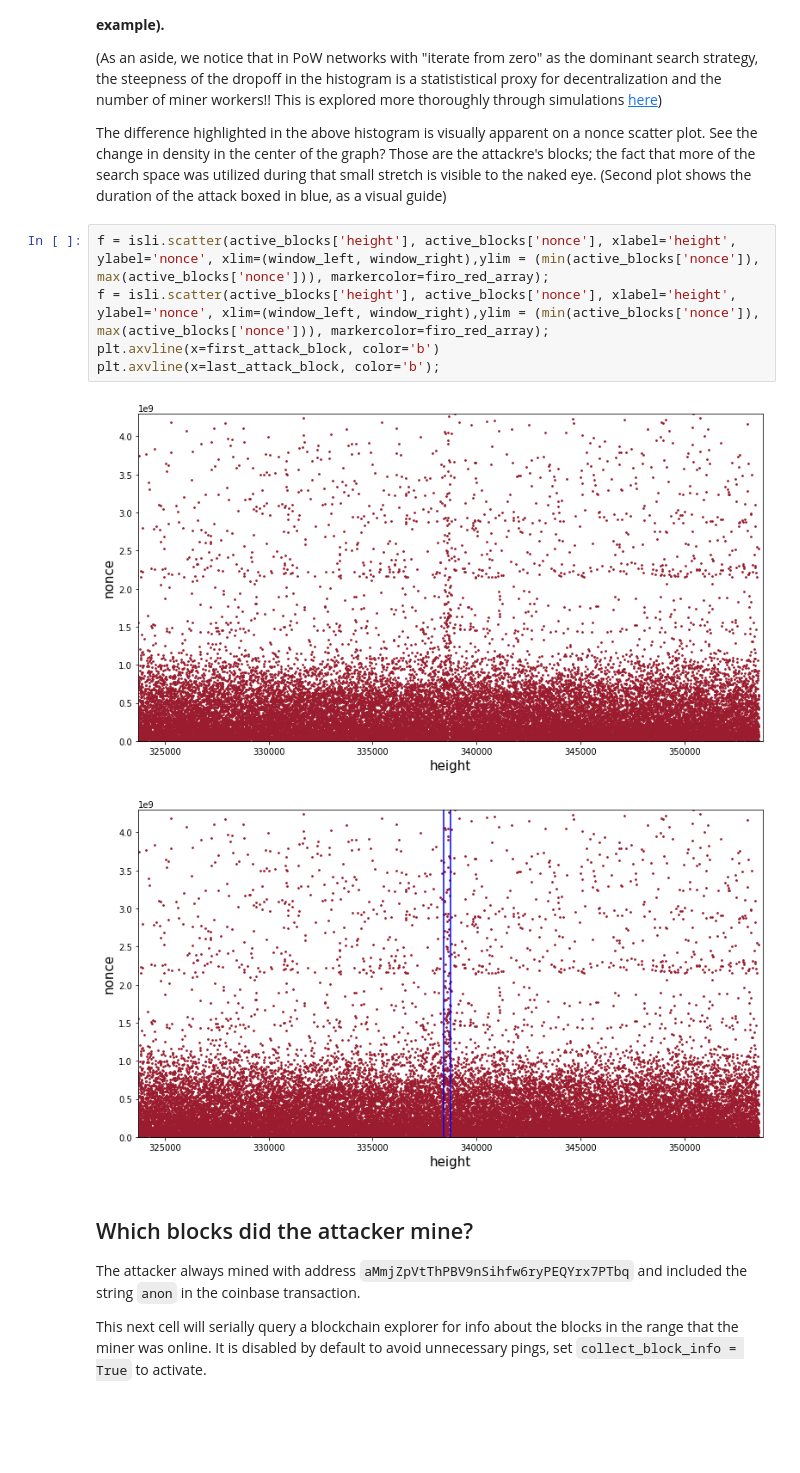
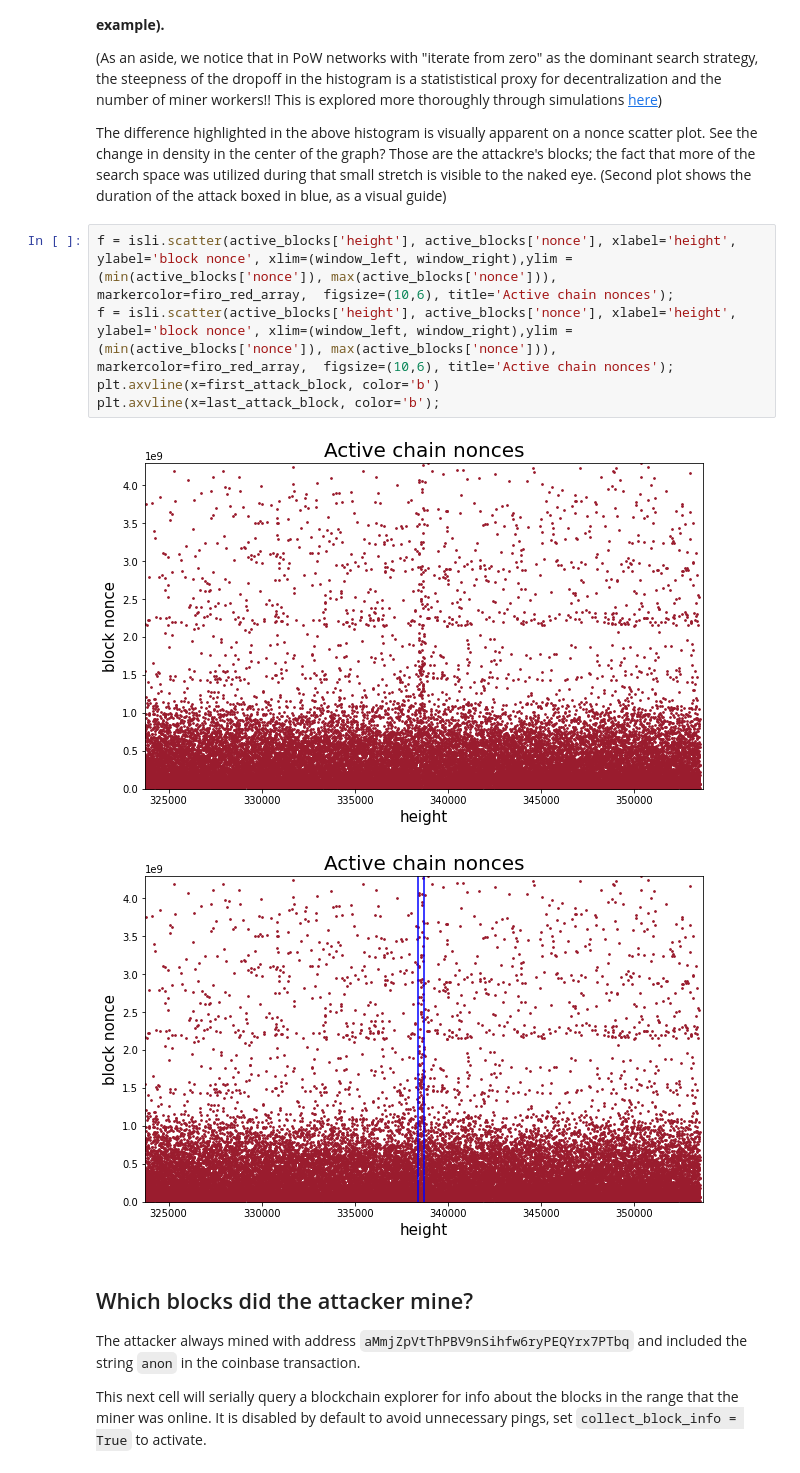
Before and after one commit to Mitchellpkt/firo-forensics, a Jupyter notebook: analysis/jupyter-python-firo-forensics.ipynb, the cells around one changed output. Saved outputs shown, nothing was run; the diff lists cells and outputs as text; blank space fills up the shorter version.

```diff
--- a/analysis/jupyter-python-firo-forensics.ipynb
+++ b/analysis/jupyter-python-firo-forensics.ipynb
@@ -138,13 +138,13 @@ The attack blocks have a less steep dropoff, which suggests that the hashrate wa
 
 The difference highlighted in the above histogram is visually apparent on a nonce scatter plot. See the change in density in the center of the graph? Those are the attackre's blocks; the fact that more of the search space was utilized during that small stretch is visible to the naked eye. (Second plot shows the duration of the attack boxed in blue, as a visual guide)
 # %%
-f = isli.scatter(active_blocks['height'], active_blocks['nonce'], xlabel='height', ylabel='nonce', xlim=(window_left, window_right),ylim = (min(active_blocks['nonce']), max(active_blocks['nonce'])), markercolor=firo_red_array);
-f = isli.scatter(active_blocks['height'], active_blocks['nonce'], xlabel='height', ylabel='nonce', xlim=(window_left, window_right),ylim = (min(active_blocks['nonce']), max(active_blocks['nonce'])), markercolor=firo_red_array);
+f = isli.scatter(active_blocks['height'], active_blocks['nonce'], xlabel='height', ylabel='block nonce', xlim=(window_left, window_right),ylim = (min(active_blocks['nonce']), max(active_blocks['nonce'])), markercolor=firo_red_array,  figsize=(10,6), title='Active chain nonces');
+f = isli.scatter(active_blocks['height'], active_blocks['nonce'], xlabel='height', ylabel='block nonce', xlim=(window_left, window_right),ylim = (min(active_blocks['nonce']), max(active_blocks['nonce'])), markercolor=firo_red_array,  figsize=(10,6), title='Active chain nonces');
 plt.axvline(x=first_attack_block, color='b')
 plt.axvline(x=last_attack_block, color='b');
 # %% [output]
-[figure, old version]
+[figure, new version]
-[figure, old version]
+[figure, new version]
 # %% [markdown]
 ## Which blocks did the attacker mine?
 
```
Also changed, not shown: parts of 3 cells of this notebook.
